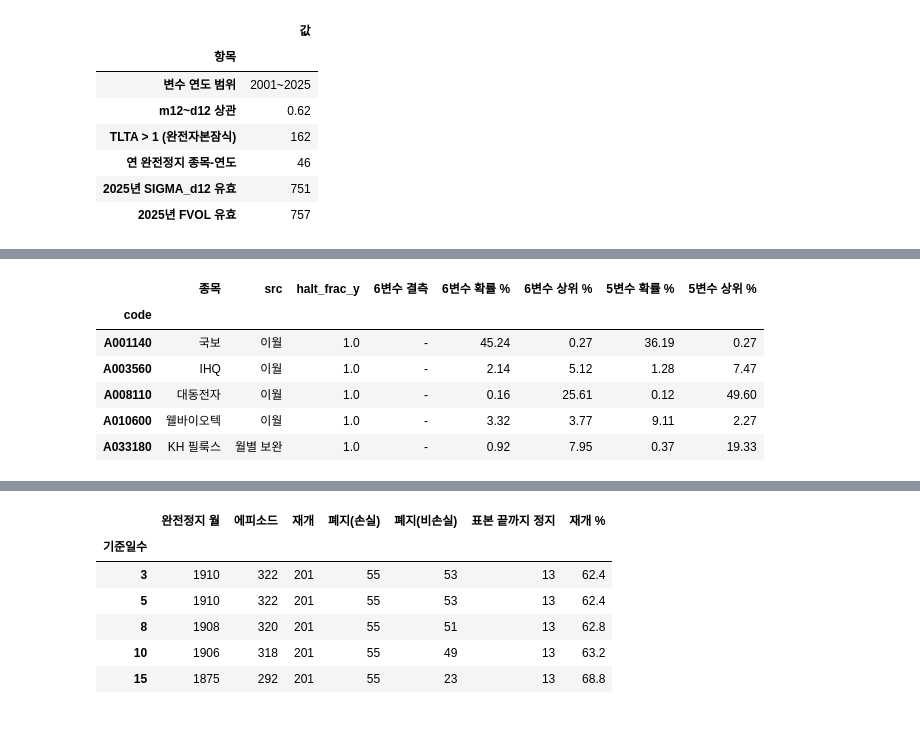
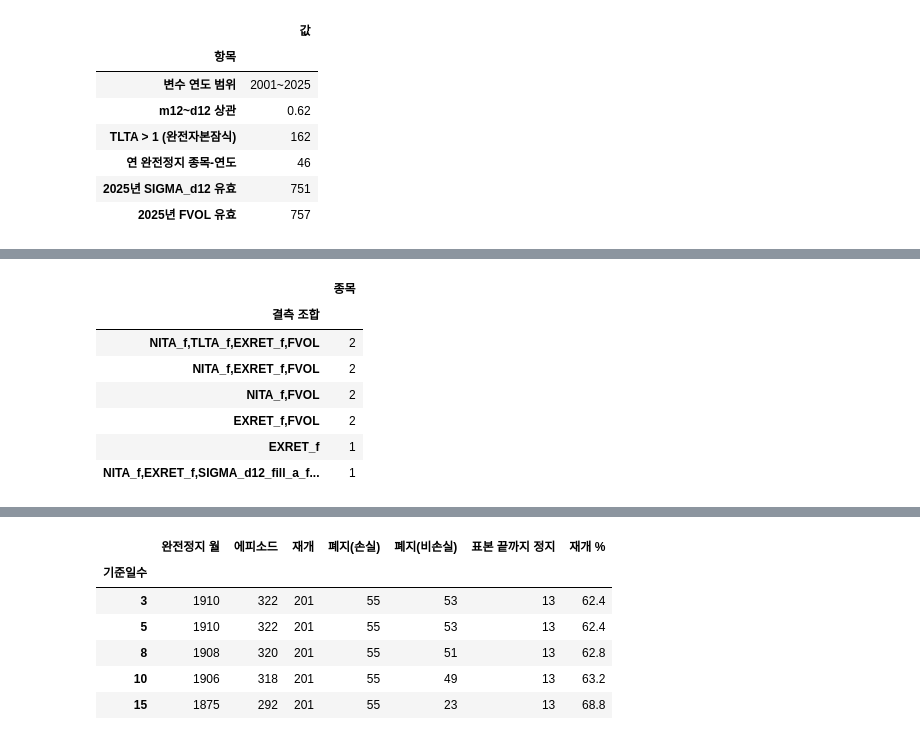
Before and after one commit to Seanjeon0220/project, a Jupyter notebook: quant/fVoL/kospi/delisted_운용.ipynb, the cells around one changed output, grey strips where cells are left out. Cells and saved outputs as stored; diff of their text form; code cells hidden in the pictures.

```diff
--- a/quant/fVoL/kospi/delisted_운용.ipynb
+++ b/quant/fVoL/kospi/delisted_운용.ipynb
@@ -49,6 +49,11 @@ RULES = [
     ('자진',     r'자진|신청에\s*의한|상장폐지\s*신청',       '비부실'),
 ]
 BAD_CAT = {k: b for k, _, b in RULES}
+
+LABEL = '운용'
+NO_LOSS_CATS = ['합병', '자진']
+UNCLASSIFIED_IS_LOSS = False
+LOSS_OVERRIDE = ['A950010', 'A117930', 'A102280']
 
 
 def classify(s):
@@ -145,6 +150,10 @@ def load_all(path=XLSX):
     dl['cat'] = dl['reason'].fillna('').map(classify)
     dl['is_bad'] = dl['cat'].map(BAD_CAT).eq('부실').astype(int)
     dl['excl'] = dl['cat'].eq('미분류').astype(int)
+    dl['is_loss'] = (~dl['cat'].isin(NO_LOSS_CATS)).astype(int)
+    if not UNCLASSIFIED_IS_LOSS:
+        dl.loc[dl['cat'] == '미분류', 'is_loss'] = 0
+    dl.loc[dl['code'].isin(LOSS_OVERRIDE), 'is_loss'] = 1
     print(f'market/gd/delisted  {time.time() - t:.0f}초')
 
     print(f'합계 {time.time() - t0:.0f}초')
@@ -168,8 +177,15 @@ ov = pd.DataFrame({
 display(ov)
 
 cnt = (delisted.groupby('cat')
-       .agg(종목=('code', 'size'), 부실=('is_bad', 'sum'))
+       .agg(종목=('code', 'size'), 학술_부실=('is_bad', 'sum'),
+            운용_손실=('is_loss', 'sum'))
        .sort_values('종목', ascending=False))
 cnt.index.name = '사유'
+cnt.loc['합계'] = cnt.sum()
 display(cnt)
+print(f'라벨 {LABEL}  |  비손실 {NO_LOSS_CATS}  |  미분류를 손실로 {UNCLASSIFIED_IS_LOSS}')
+unc = delisted[delisted['cat'] == '미분류']
+ul = unc[unc['is_loss'] == 1]
+print(f'미분류 {len(unc)}건  →  손실 {len(ul)}건 '
+      f'({", ".join(sorted(ul["name"]))})  /  비손실 {len(unc) - len(ul)}건')
 # %% [output]
@@ -771,47 +863,32 @@ display(w[['rank', 'code', '확률 %', '상위 %']].set_index('rank'))
 # 5
 
 name_map = delisted.set_index('code')['name']
+
+watch, mods = tier_fit(panel, TARGET)
+watch = watch.drop(columns='y')
+watch['rk'] = watch['ph'].rank(pct=True, ascending=False)
+watch = watch.sort_values('ph', ascending=False).reset_index(drop=True)
+watch['rank'] = watch.index + 1
+watch['watch'] = (watch['rk'] <= CUT).astype(int)
+
 tgt_panel = panel[panel['obs_year'] == TARGET].copy()
+noscore = tgt_panel[~tgt_panel['code'].isin(watch['code'])].copy()
+noscore['결측'] = noscore[M6].isna().apply(lambda r: ','.join(r.index[r.values]), axis=1)
 
-miss = pd.DataFrame({
-    '결측': [int(tgt_panel[c].isna().sum()) for c in M6],
-}, index=pd.Index(M6, name='변수'))
-miss['결측 %'] = (miss['결측'] / len(tgt_panel) * 100).round(2)
-print(f'{TARGET}년 위험집합 {len(tgt_panel)}종목의 변수 결측')
+print(f'{TARGET}년 점수 산출  위험집합 {len(tgt_panel)}종목')
+for k, (_, n, e) in mods.items():
+    print(f'  {k}  훈련 {n}관측 {e}사건  →  점수 {int((watch["모형"] == k).sum())}종목')
+print(f'  점수 불가  {len(noscore)}종목')
+
+co = pd.concat([m.params.round(3).rename(k) for k, (m, _, _) in mods.items()], axis=1)
+co.index.name = '변수'
+display(co)
+
+miss = pd.DataFrame({'결측': [int(tgt_panel[c].isna().sum()) for c in M6]},
+                    index=pd.Index(M6, name='변수'))
+miss['비중 %'] = (miss['결측'] / len(tgt_panel) * 100).round(2)
 display(miss)
 
-drop6 = tgt_panel[~tgt_panel[M6].notna().all(axis=1)].copy()
-drop6['결측 변수'] = drop6[M6].isna().apply(lambda r: ','.join(r.index[r.values]), axis=1)
-print(f'6변수 완비 탈락 {len(drop6)}종목의 결측 조합')
-display(drop6['결측 변수'].value_counts().rename_axis('결측 변수').to_frame('종목'))
-
-d5 = panel.dropna(subset=M5 + ['y'])
-tr5 = d5[(d5['obs_year'] >= TRAIN0) & (d5['obs_year'] < TARGET)]
-te5 = d5[d5['obs_year'] == TARGET]
-_, ph5 = fit_predict(tr5, te5, M5)
-w5 = te5[['code']].copy()
-w5['ph5'] = ph5
-w5['rk5'] = w5['ph5'].rank(pct=True, ascending=False)
-
-ev = tgt_panel[tgt_panel['y'] == 1].copy()
-ev = (ev.merge(watch[['code', 'ph', 'rk', 'rank']], on='code', how='left')
-      .merge(w5, on='code', how='left'))
-ev['종목'] = ev['code'].map(name_map)
-ev['6변수 결측'] = ev[M6].isna().apply(lambda r: ','.join(r.index[r.values]) or '-', axis=1)
-ev['6변수 확률 %'] = (ev['ph'] * 100).round(2)
-ev['6변수 상위 %'] = (ev['rk'] * 100).round(2)
-ev['5변수 확률 %'] = (ev['ph5'] * 100).round(2)
-ev['5변수 상위 %'] = (ev['rk5'] * 100).round(2)
-print(f'{TARGET}년 확정 부실 폐지 {len(ev)}건')
-display(ev[['code', '종목', 'src', 'halt_frac_y', '6변수 결측',
-            '6변수 확률 %', '6변수 상위 %', '5변수 확률 %', '5변수 상위 %']]
-        .set_index('code'))
-
-cmp5 = pd.DataFrame({
-    '대상 종목': [len(watch), len(w5)],
-    f'상위 {CUT:.0%}': [int((watch['rk'] <= CUT).sum()), int((w5['rk5'] <= CUT).sum())],
-    '사건 포착': [int((ev['rk'] <= CUT).sum()), int((ev['rk5'] <= CUT).sum())],
-    '확정 사건': [len(ev), len(ev)]},
-    index=pd.Index(['6변수', '5변수'], name='모형'))
-display(cmp5)
+if len(noscore):
+    display(noscore['결측'].value_counts().rename_axis('결측 조합').to_frame('종목'))
 # %% [output]
@@ -838,7 +916,8 @@ display(cmp5)
-|  | 종목 | src | halt_frac_y | 6변수 결측 | 6변수 확률 % | 6변수 상위 % | 5변수 확률 % | 5변수 상위 % |
-| code |  |  |  |  |  |  |  |  |
-| A001140 | 국보 | 이월 | 1.0 | - | 45.24 | 0.27 | 36.19 | 0.27 |
-| A003560 | IHQ | 이월 | 1.0 | - | 2.14 | 5.12 | 1.28 | 7.47 |
-| A008110 | 대동전자 | 이월 | 1.0 | - | 0.16 | 25.61 | 0.12 | 49.60 |
-| A010600 | 웰바이오텍 | 이월 | 1.0 | - | 3.32 | 3.77 | 9.11 | 2.27 |
-| A033180 | KH 필룩스 | 월별 보완 | 1.0 | - | 0.92 | 7.95 | 0.37 | 19.33 |
+|  | 종목 |
+| 결측 조합 |  |
+| NITA_f,TLTA_f,EXRET_f,FVOL | 2 |
+| NITA_f,EXRET_f,FVOL | 2 |
+| NITA_f,FVOL | 2 |
+| EXRET_f,FVOL | 2 |
+| EXRET_f | 1 |
+| NITA_f,EXRET_f,SIGMA_d12_fill_a_f... | 1 |
```
Also changed, not shown: parts of 12 cells of this notebook, 2 other files.
